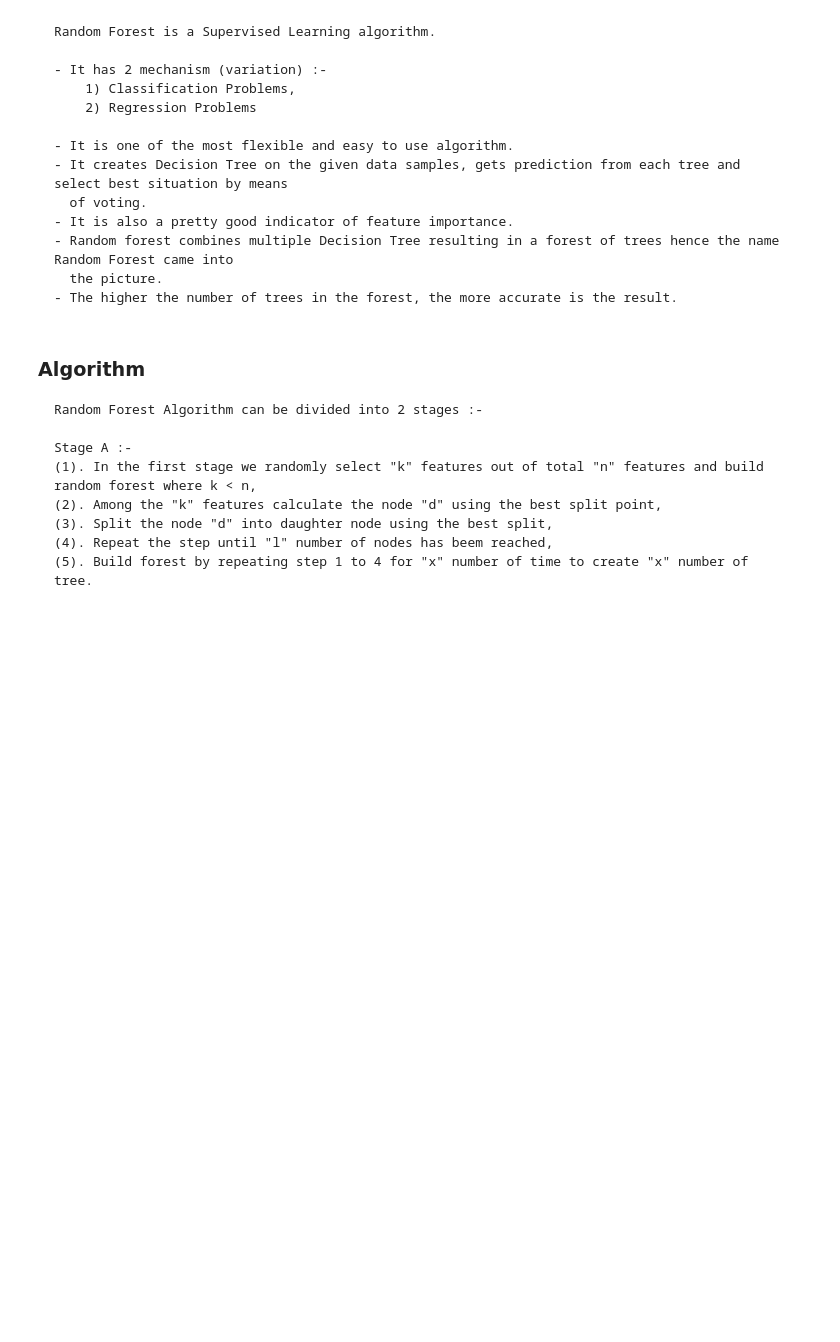
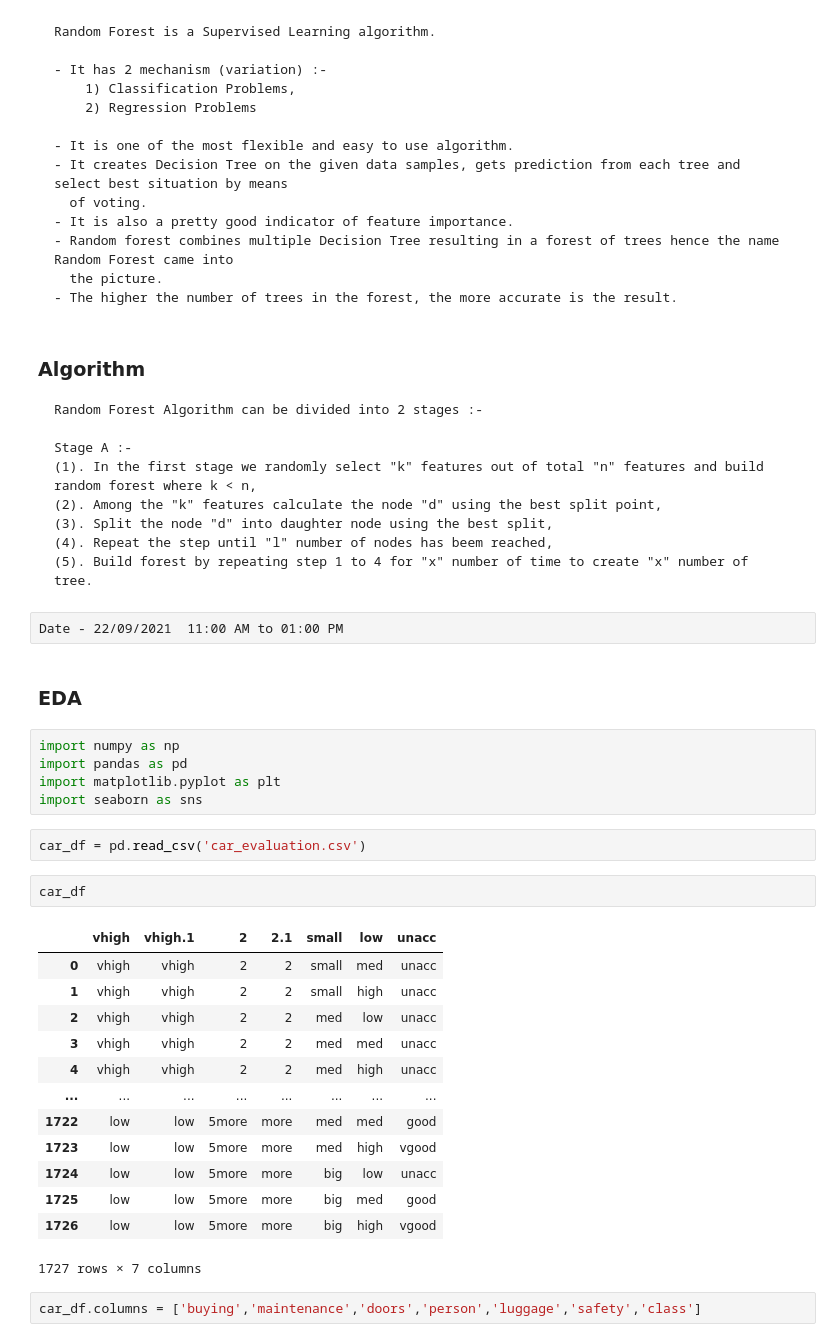
Before and after one commit to imvdharmesh/Dcodetech, a Jupyter notebook: Lectures/DataScience/Machine Learning/Random Forest Algorithm(Decision Tree).ipynb, the cells around one changed output. Cells and saved outputs as stored; diff of their text form; blank space fills up the shorter version.

```diff
--- a/Lectures/DataScience/Machine Learning/Random Forest Algorithm(Decision Tree).ipynb
+++ b/Lectures/DataScience/Machine Learning/Random Forest Algorithm(Decision Tree).ipynb
@@ -27,3 +27,32 @@ Date - 16/09/2021  11:00 AM to 01:00 PM
     (3). Split the node "d" into daughter node using the best split,
     (4). Repeat the step until "l" number of nodes has beem reached,
     (5). Build forest by repeating step 1 to 4 for "x" number of time to create "x" number of tree.
+# %% [raw]
+Date - 22/09/2021  11:00 AM to 01:00 PM
+# %% [markdown]
+### EDA
+# %%
+import numpy as np
+import pandas as pd
+import matplotlib.pyplot as plt
+import seaborn as sns
+# %%
+car_df = pd.read_csv('car_evaluation.csv')
+# %%
+car_df
+# %% [output]
+|  | vhigh | vhigh.1 | 2 | 2.1 | small | low | unacc |
+| 0 | vhigh | vhigh | 2 | 2 | small | med | unacc |
+| 1 | vhigh | vhigh | 2 | 2 | small | high | unacc |
+| 2 | vhigh | vhigh | 2 | 2 | med | low | unacc |
+| 3 | vhigh | vhigh | 2 | 2 | med | med | unacc |
+| 4 | vhigh | vhigh | 2 | 2 | med | high | unacc |
+| ... | ... | ... | ... | ... | ... | ... | ... |
+| 1722 | low | low | 5more | more | med | med | good |
+| 1723 | low | low | 5more | more | med | high | vgood |
+| 1724 | low | low | 5more | more | big | low | unacc |
+| 1725 | low | low | 5more | more | big | med | good |
+| 1726 | low | low | 5more | more | big | high | vgood |
+1727 rows × 7 columns
+# %%
+car_df.columns = ['buying','maintenance','doors','person','luggage','safety','class']
```
Also changed, not shown: parts of 48 cells of this notebook, 4 other files.
